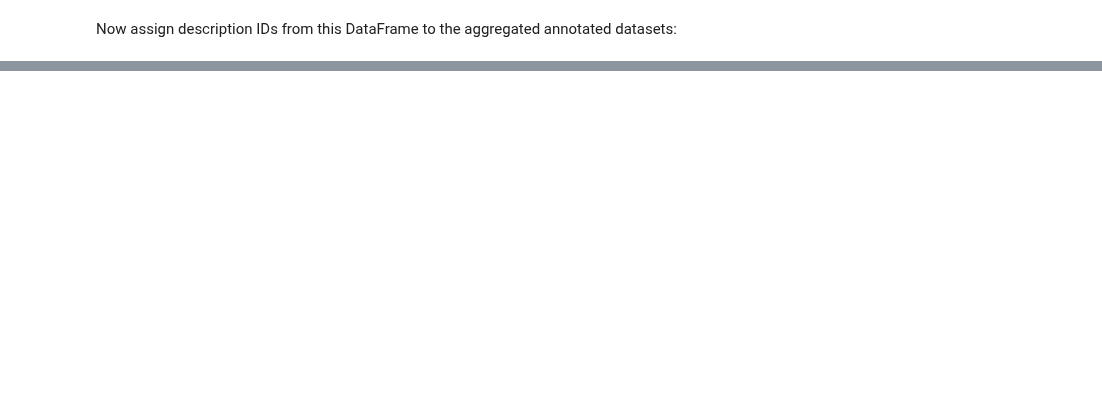
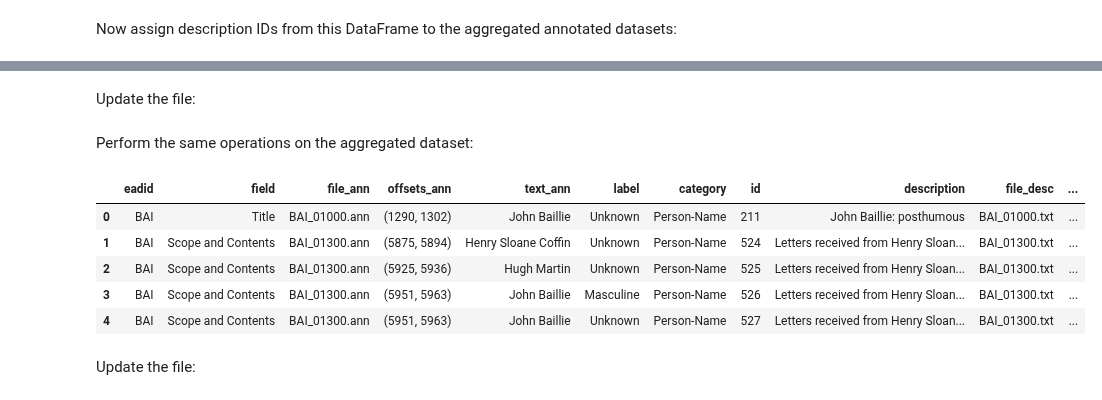
Before and after one commit to thegoose20/gender-bias, a Jupyter notebook: analysis/Analysis_DescAndAnnotLengths.ipynb, the cells around one changed output, grey strips where cells are left out. Drawn from its saved outputs; the diff is of its cells as text; code cells hidden in the pictures; blank space fills up the shorter version.

Commit message:
Updated grouped and agg annot data to have latest desc ids and offsets

```diff
--- a/analysis/Analysis_DescAndAnnotLengths.ipynb
+++ b/analysis/Analysis_DescAndAnnotLengths.ipynb
@@ -279,0 +280,4 @@ new_descs_df.to_csv("../data/crc_metadata/descs_with_offsets.csv")
+# %%
+# new_descs_df.to_csv("../data/crc_metadata/descs_with_offsets.csv")
+new_descs_df = pd.read_csv("../data/crc_metadata/descs_with_offsets.csv", index_col=0)
+new_descs_df.head()
@@ -295,5 +296,0 @@ df_grouped.head()
-# %%
-# indeces1 = ["description", "field", "eadid"]
-# new_descs_subdf = new_descs_df.drop(columns=["file","desc_start_offset","desc_end_offset"])
-# df_grouped = df_grouped.drop(columns=["desc_id"])
-df_grouped_joined = df_grouped.set_index(["description","field","eadid"]).join(new_descs_df.set_index(["description","field","eadid"]), how="outer", lsuffix="_old", rsuffix="_new")
@@ -309,0 +320,2 @@ df_grouped_joined.head()
+# %% [markdown]
+Update the file:
@@ -309,0 +324,16 @@ df_grouped_joined.head()
+# %% [markdown]
+Perform the same operations on the aggregated dataset:
+# %%
+df_merged = df_agg.merge(new_descs_df, left_on=["description", "field", "eadid"], right_on=["description", "field", "eadid"])
+df_merged = df_merged.drop(columns=["desc_id_x"])
+df_merged = df_merged.rename(columns={"desc_id_y":"desc_id", "file_x":"file_ann", "offsets":"offsets_ann", "file_y":"file_desc", "text":"text_ann"})
+df_merged.head()
+# %% [output]
+|  | eadid | field | file_ann | offsets_ann | text_ann | label | category | id | description | file_desc | ... |
+| 0 | BAI | Title | BAI_01000.ann | (1290, 1302) | John Baillie | Unknown | Person-Name | 211 | John Baillie: posthumous | BAI_01000.txt | ... |
+| 1 | BAI | Scope and Contents | BAI_01300.ann | (5875, 5894) | Henry Sloane Coffin | Unknown | Person-Name | 524 | Letters received from Henry Sloan... | BAI_01300.txt | ... |
+| 2 | BAI | Scope and Contents | BAI_01300.ann | (5925, 5936) | Hugh Martin | Unknown | Person-Name | 525 | Letters received from Henry Sloan... | BAI_01300.txt | ... |
+| 3 | BAI | Scope and Contents | BAI_01300.ann | (5951, 5963) | John Baillie | Masculine | Person-Name | 526 | Letters received from Henry Sloan... | BAI_01300.txt | ... |
+| 4 | BAI | Scope and Contents | BAI_01300.ann | (5951, 5963) | John Baillie | Unknown | Person-Name | 527 | Letters received from Henry Sloan... | BAI_01300.txt | ... |
+# %% [markdown]
+Update the file:
```
Also changed, not shown: parts of 10 cells of this notebook.
